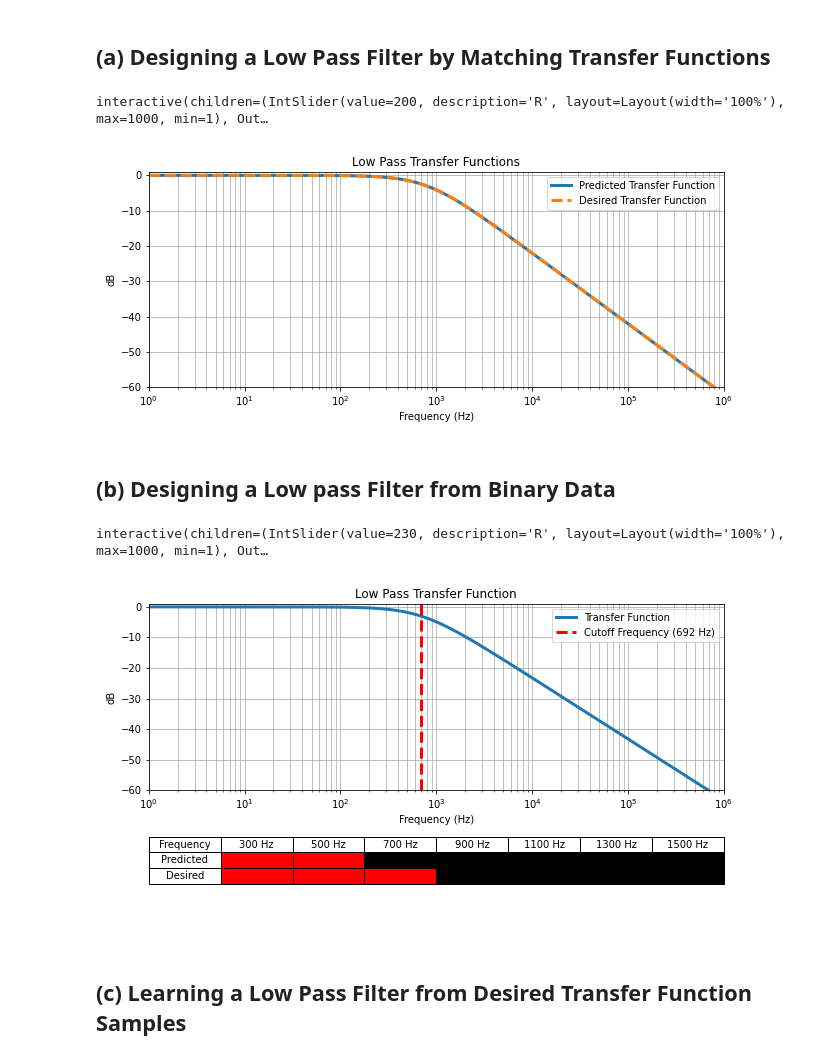
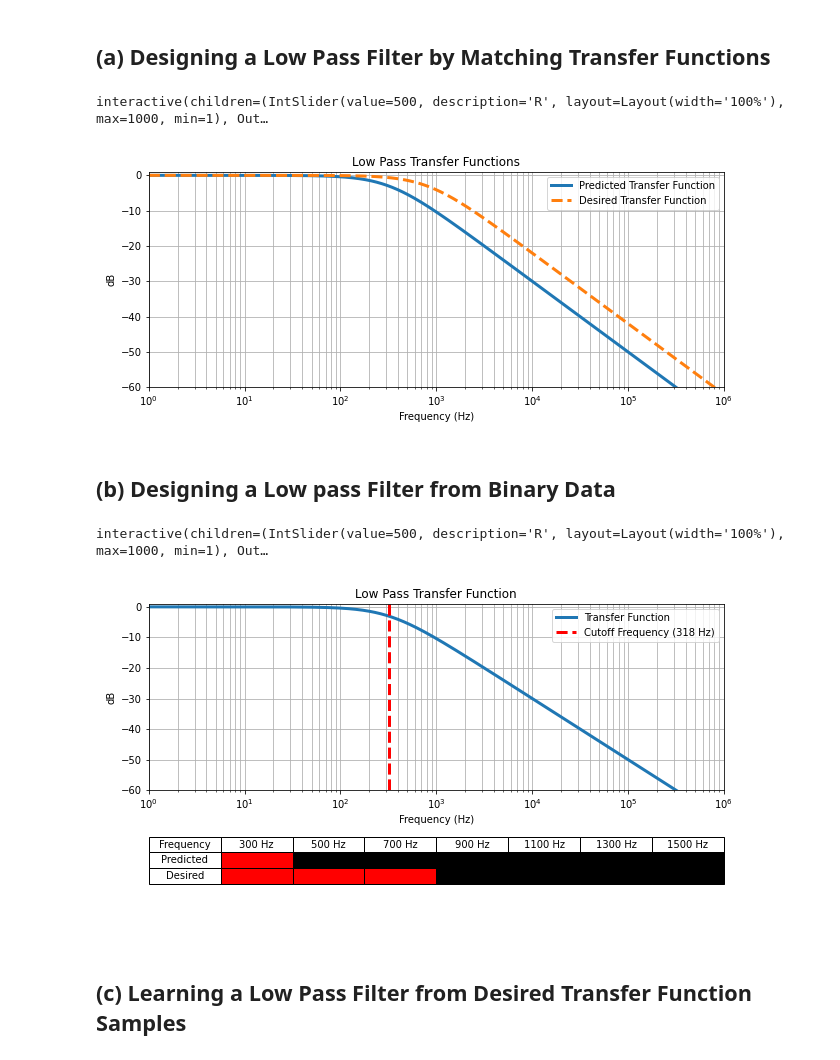
Before and after one commit to Leo-Adventure/CS182-Berkeley-Deep-Learning-23Spring, a Jupyter notebook: Homework/Homework0/color_organ_learning.ipynb, the cells around one changed output. Saved outputs shown, nothing was run; the diff lists cells and outputs as text; code cells hidden in the pictures.

```diff
--- a/Homework/Homework0/color_organ_learning.ipynb
+++ b/Homework/Homework0/color_organ_learning.ipynb
@@ -87,11 +87,11 @@ def update_tfs(R=R_init):
 
 # Include sliders for relevant quantities
 ip = interactive(update_tfs,
-                 R=widgets.IntSlider(value=200, min=1, max=1000, step=1, description="R", layout=Layout(width='100%')))
+                 R=widgets.IntSlider(value=R_init, min=1, max=1000, step=1, description="R", layout=Layout(width='100%')))
 ip
 # %% [output]
-interactive(children=(IntSlider(value=200, description='R', layout=Layout(width='100%'), max=1000, min=1), Out…
+interactive(children=(IntSlider(value=500, description='R', layout=Layout(width='100%'), max=1000, min=1), Out…
-[figure, old version]
+[figure, new version]
 # %% [markdown]
 ## (b) Designing a Low pass Filter from Binary Data
 # %%
@@ -114,36 +114,36 @@ leg = plt.legend(["Transfer Function", f"Cutoff Frequency ({1 / (2 * math.pi * R
 ws_test = 2 * math.pi * np.linspace(300, 1500, num=7)
 table_txt = np.zeros((3, len(ws_test) + 1), dtype="U15")
 table_txt[0, :] = ["Frequency"] + [f"{w / (2 * math.pi):.0f} Hz" for w in ws_test]
 table_txt[1:, 0] = ["Predicted", "Desired"]
 table_colors = np.zeros_like(table_txt, dtype=(np.int32, (3,)))
 table_colors[-1, 1:4] = (1, 0, 0)
 table_colors[1, 1] = (1, 0, 0)
 table_colors[:, :1] = (1, 1, 1)
 table_colors[:1, :] = (1, 1, 1)
 tab = plt.table(table_txt, table_colors, bbox=[0.0, -0.5, 1.0, 0.25], cellLoc="center")
 plt.tight_layout()
 
 # Main update function for interactive plot
 def update_lights(R=R_init):
     mags = 20 * torch.log10(evaluate_lp_circuit(ws, R))
     cutoff = ws[np.argmax(mags < cutoff_dB)]
     tf.set_data(ws / (2 * math.pi), mags)
     cut.set_xdata(cutoff / (2 * math.pi))
     for i, w in enumerate(ws_test):
         if w < cutoff:
             tab[(1, i+1)].set_facecolor((1, 0, 0))
         else:
             tab[(1, i+1)].set_facecolor((0, 0, 0))
     leg.get_texts()[1].set_text(f"Cutoff Frequency ({1 / (2 * math.pi * R * cap_value):.0f} Hz)")
     fig.canvas.draw_idle()
 
 # Include sliders for relevant quantities
 ip = interactive(update_lights,
-                 R=widgets.IntSlider(value=230, min=1, max=1000, step=1, description="R", layout=Layout(width='100%')))
+                 R=widgets.IntSlider(value=R_init, min=1, max=1000, step=1, description="R", layout=Layout(width='100%')))
 ip
 # %% [output]
-interactive(children=(IntSlider(value=230, description='R', layout=Layout(width='100%'), max=1000, min=1), Out…
+interactive(children=(IntSlider(value=500, description='R', layout=Layout(width='100%'), max=1000, min=1), Out…
-[figure, old version]
+[figure, new version]
 # %% [markdown]
 ## (c) Learning a Low Pass Filter from Desired Transfer Function Samples
 # %%
```
Also changed, not shown: parts of 18 cells of this notebook, 4 other files.
